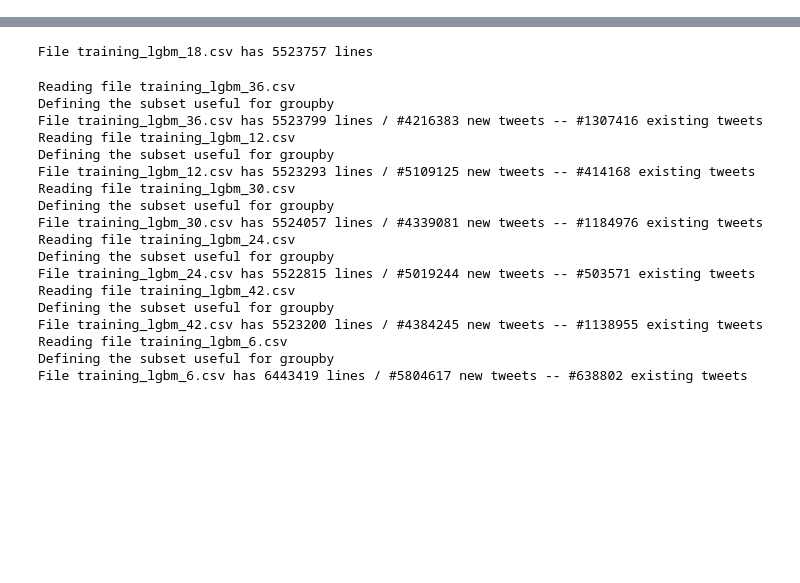
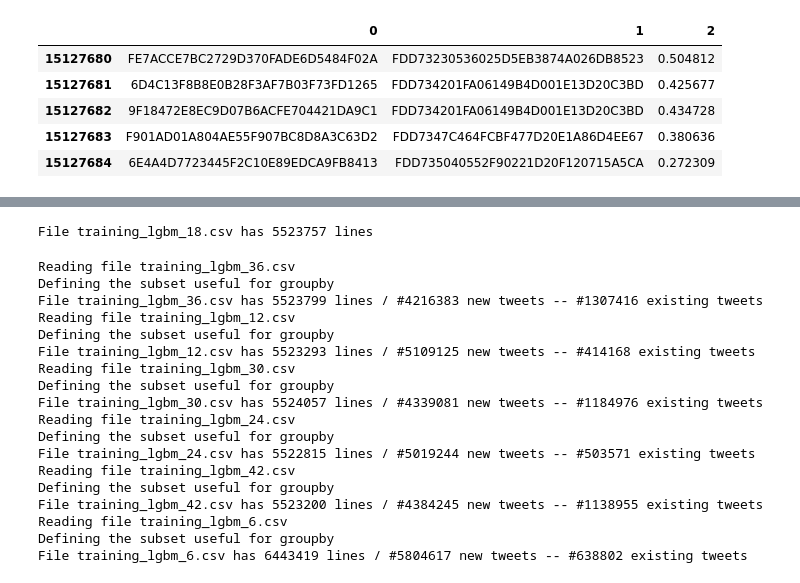
Before and after one commit to andreafiandro/recsys2020, a Jupyter notebook: EDA.ipynb, the cells around one changed output, grey strips where cells are left out. Cells and saved outputs as stored; diff of their text form; code cells hidden in the pictures; blank space fills up the shorter version.

```diff
--- a/EDA.ipynb
+++ b/EDA.ipynb
@@ -8,0 +14,9 @@ int(time.time())
+# %%
+df_sub.tail()
+# %% [output]
+|  | 0 | 1 | 2 |
+| 15127680 | FE7ACCE7BC2729D370FADE6D5484F02A | FDD73230536025D5EB3874A026DB8523 | 0.504812 |
+| 15127681 | 6D4C13F8B8E0B28F3AF7B03F73FD1265 | FDD734201FA06149B4D001E13D20C3BD | 0.425677 |
+| 15127682 | 9F18472E8EC9D07B6ACFE704421DA9C1 | FDD734201FA06149B4D001E13D20C3BD | 0.434728 |
+| 15127683 | F901AD01A804AE55F907BC8D8A3C63D2 | FDD7347C464FCBF477D20E1A86D4EE67 | 0.380636 |
+| 15127684 | 6E4A4D7723445F2C10E89EDCA9FB8413 | FDD735040552F90221D20F120715A5CA | 0.272309 |
```
Also changed, not shown: parts of 3 cells of this notebook, 1 other file.
